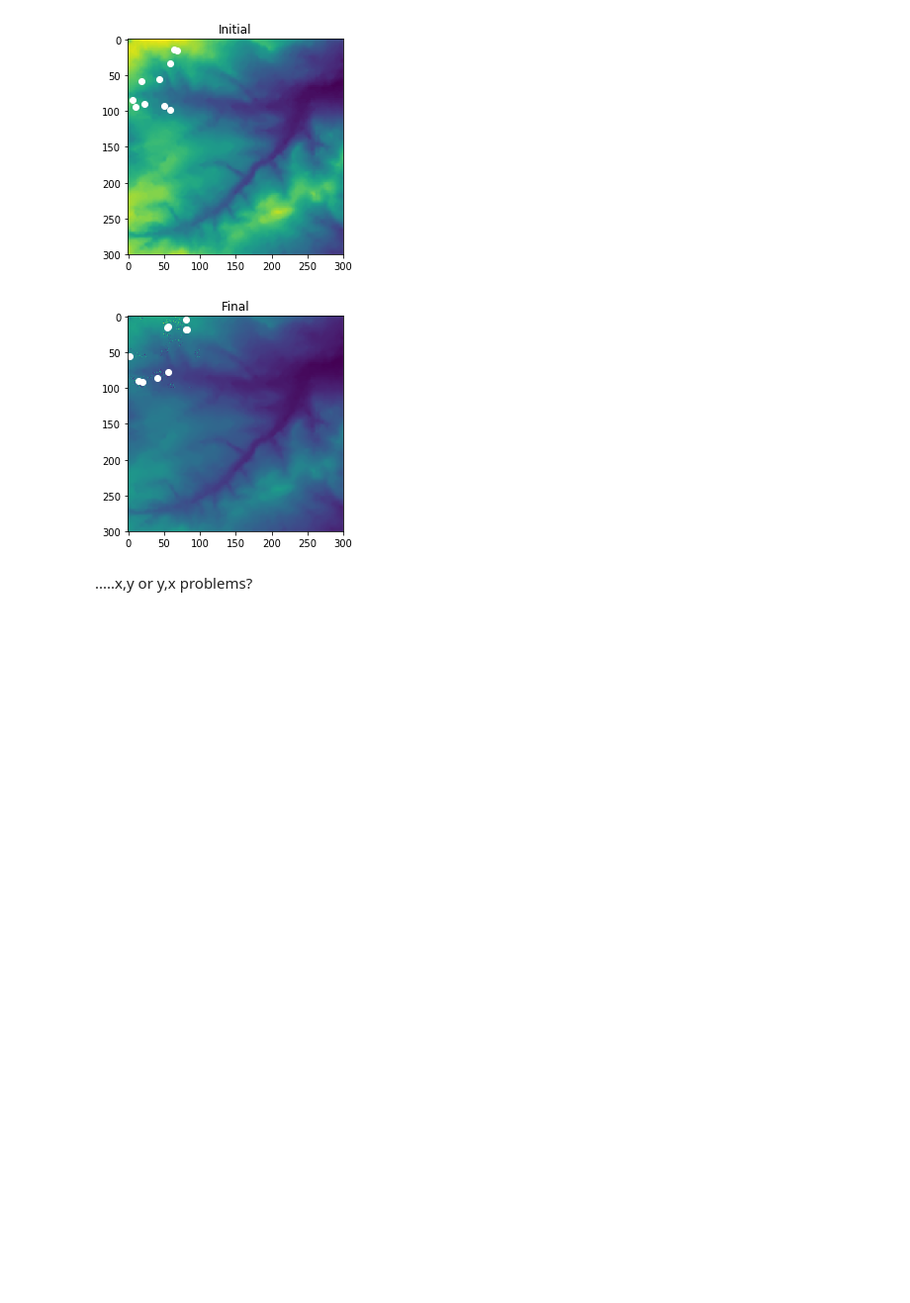
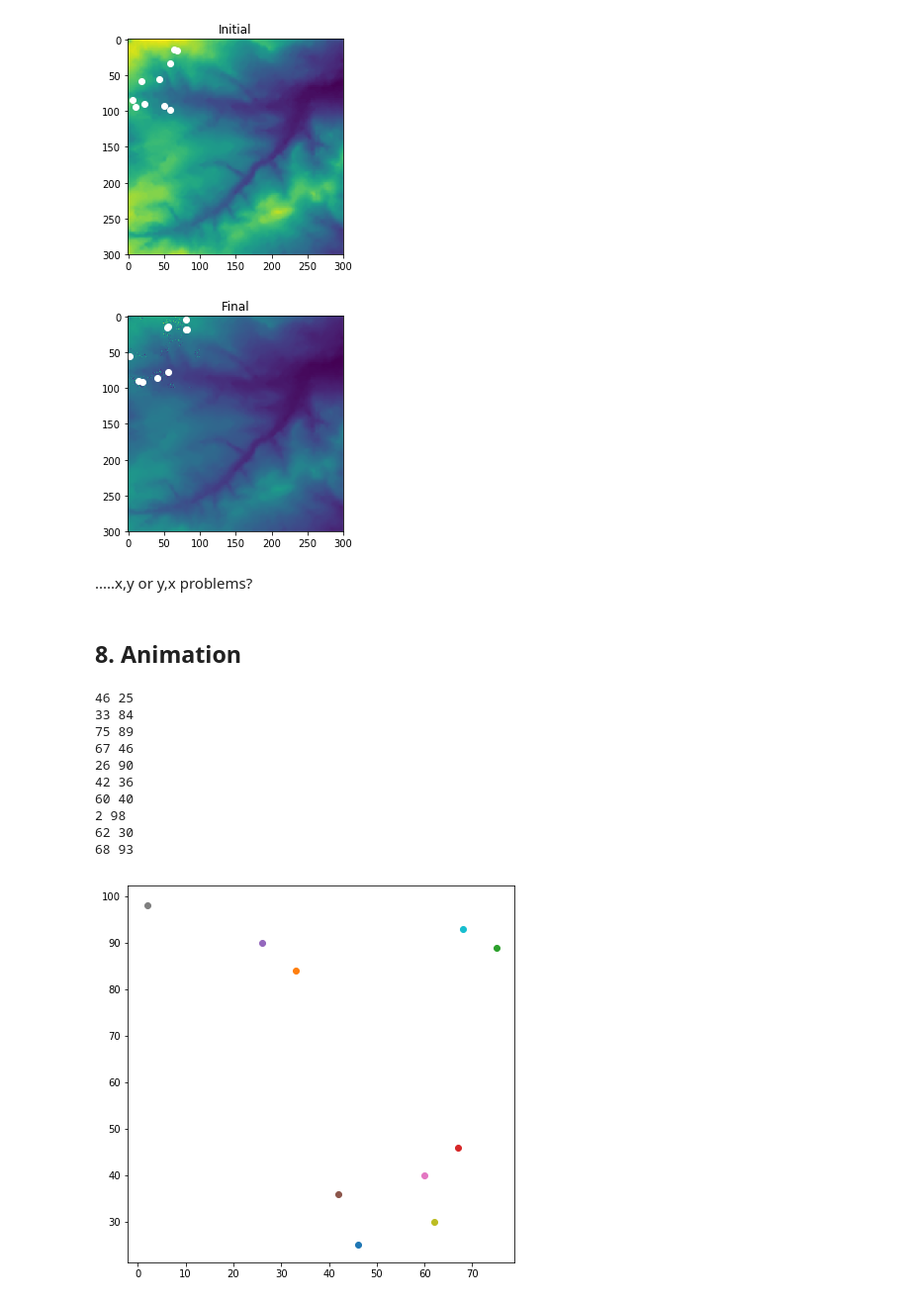
Before and after one commit to amiraliemami/SheepSim, a Jupyter notebook: Jupyter Workbook.ipynb, the cells around one changed output. Shown at 99% size. Saved outputs shown, nothing was run; the diff lists cells and outputs as text; code cells hidden in the pictures; blank space fills up the shorter version.

```diff
--- a/Jupyter Workbook.ipynb
+++ b/Jupyter Workbook.ipynb
@@ -523,3 +523,5 @@ plt.show()
 [figure]
 # %% [markdown]
 .....x,y or y,x problems?
+# %% [markdown]
+## 8. Animation
@@ -525,0 +533,52 @@ plt.show()
+# %%
+num_of_agents = 10
+num_of_iterations = 100
+agents = []
+
+fig = matplotlib.pyplot.figure(figsize=(7, 7))
+ax = fig.add_axes([0, 0, 1, 1])
+
+
+#ax.set_autoscale_on(False)
+
+# Make the agents.
+for i in range(num_of_agents):
+    agents.append([random.randint(0,100),random.randint(0,100)])
+
+def update(frame_number):
+
+    fig.clear()
+
+    for i in range(num_of_agents):
+            if random.random() < 0.5:
+                agents[i][0]  = (agents[i][0] + 1) % 99
+            else:
+                agents[i][0]  = (agents[i][0] - 1) % 99
+
+            if random.random() < 0.5:
+                agents[i][1]  = (agents[i][1] + 1) % 99
+            else:
+                agents[i][1]  = (agents[i][1] - 1) % 99
+
+
+
+    for i in range(num_of_agents):
+        matplotlib.pyplot.scatter(agents[i][0],agents[i][1])
+        print(agents[i][0],agents[i][1])
+
+
+animation = matplotlib.animation.FuncAnimation(fig, update, interval=1)
+
+matplotlib.pyplot.show()
+# %% [output]
+46 25
+33 84
+75 89
+67 46
+26 90
+42 36
+60 40
+2 98
+62 30
+68 93
+[figure, added]
```
Also changed, not shown: parts of 1 cell of this notebook, 1 other file.
